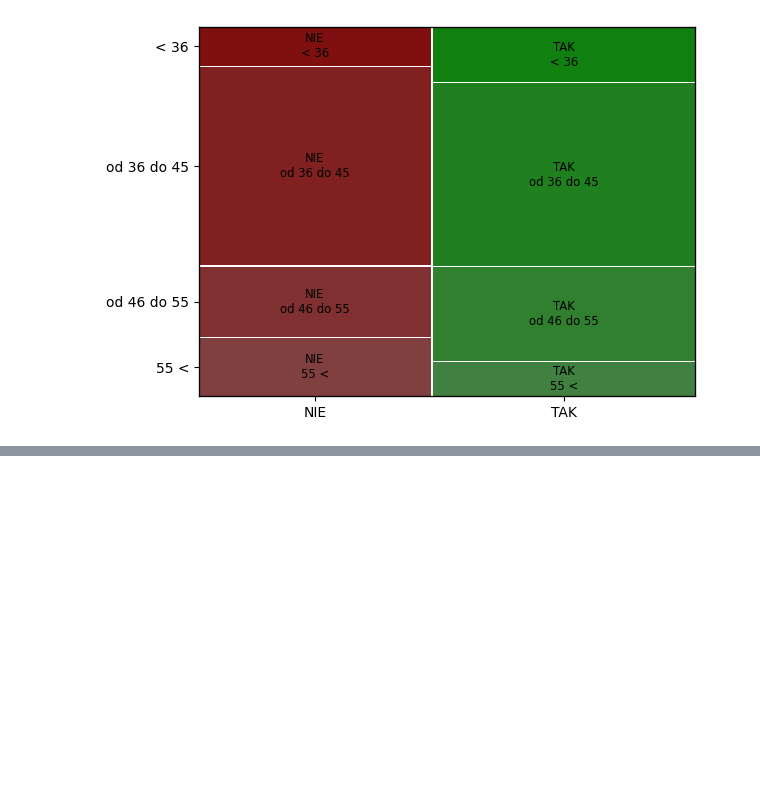
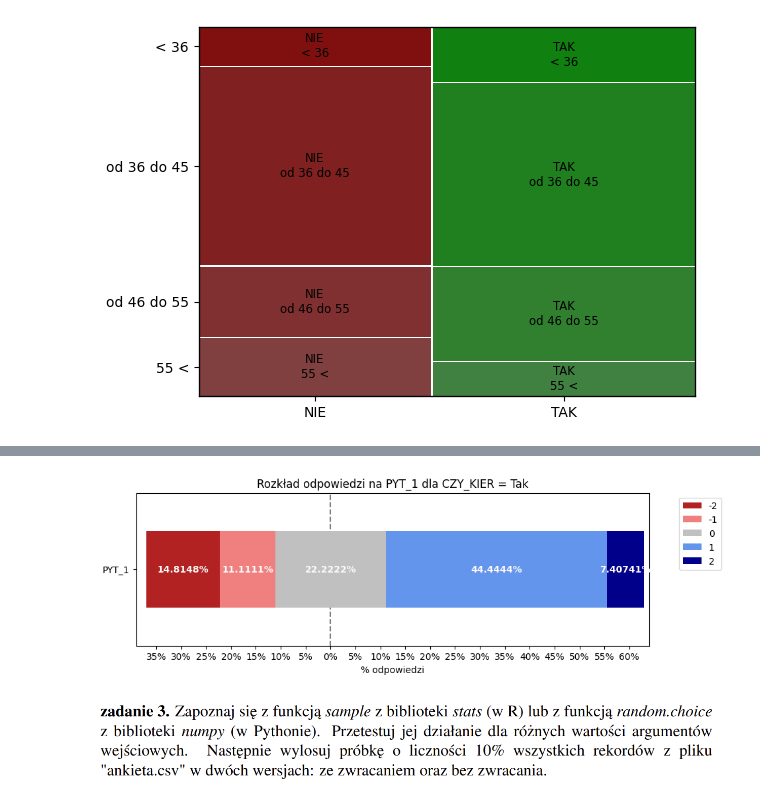
Before and after one commit to rafglo/Analysis-of-Survey-Data, a Jupyter notebook: lista1.ipynb, the cells around one changed output, grey strips where cells are left out. Saved outputs shown, nothing was run; the diff lists cells and outputs as text; code cells hidden in the pictures; blank space fills up the shorter version.

```diff
--- a/lista1.ipynb
+++ b/lista1.ipynb
@@ -254,0 +298,13 @@ plt.show()
+# %%
+df_czy_kier_tak = df[df['CZY_KIER'] == "Tak"]
+
+ax = plot_likert.plot_likert(df_czy_kier_tak['PYT_1'].astype(str), scale, plot_percentage=True, figsize=(10,3),
+                        bar_labels=True, bar_labels_color="snow", colors=plot_likert.colors.default_with_darker_neutral)
+plt.title('Rozkład odpowiedzi na PYT_1 dla CZY_KIER = Tak')
+
+ax.xaxis.set_label_text('% odpowiedzi')
+plt.show()
+# %% [output]
+[figure, added]
+# %% [markdown]
+![image.png](attachment:image.png)
```
Also changed, not shown: parts of 17 cells of this notebook.
